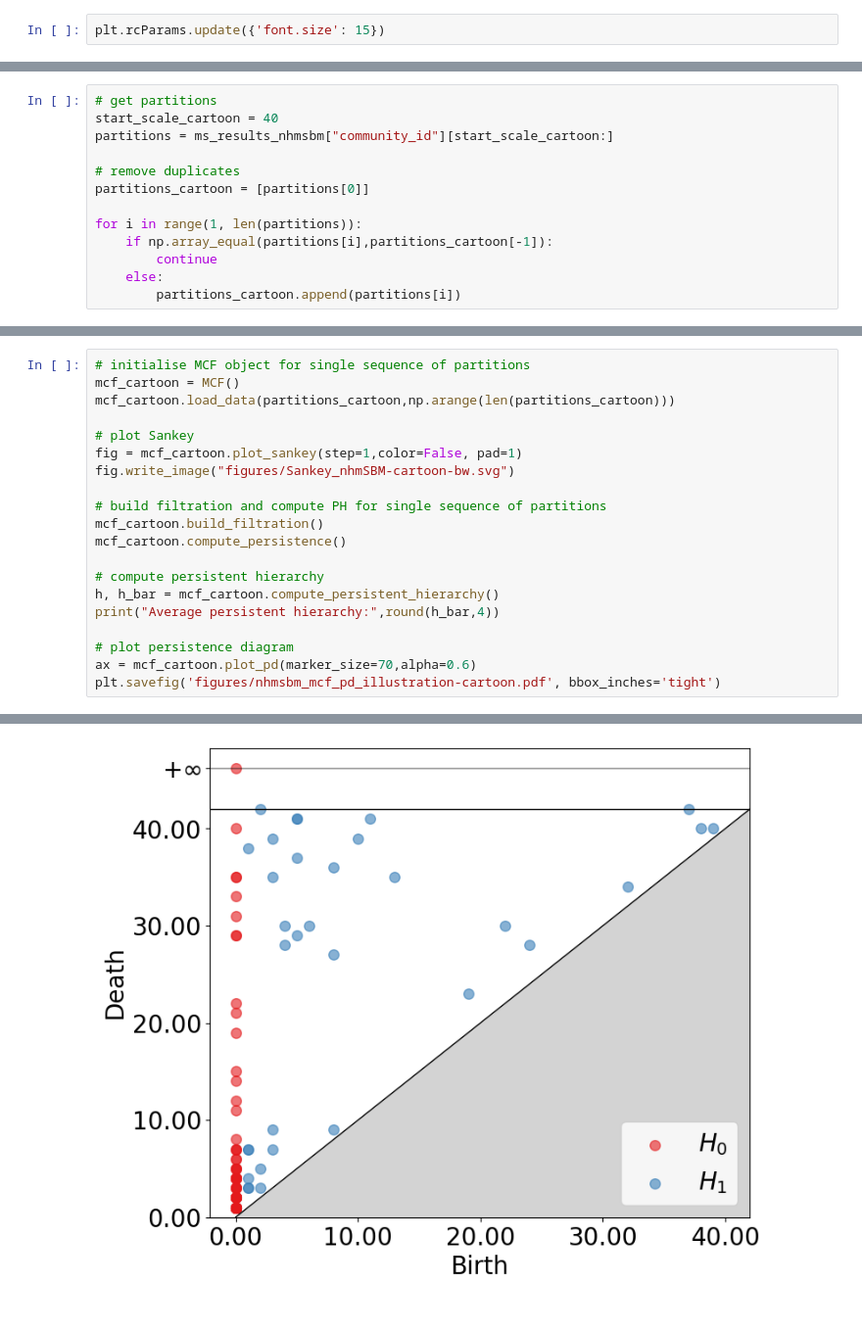
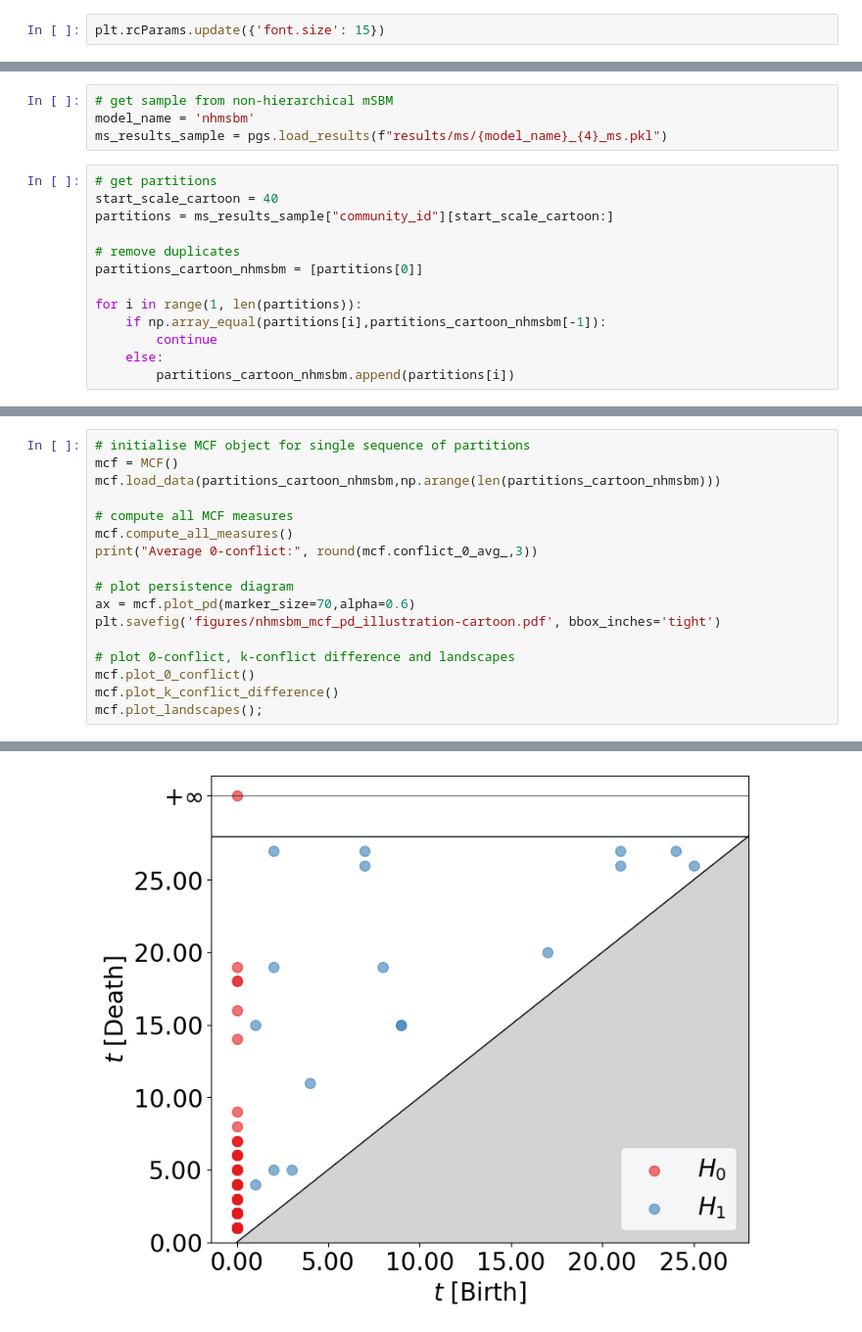
Before and after one commit to barahona-research-group/MCF, a Jupyter notebook: experiments/mcf_cartoon.ipynb, the cells around one changed output, grey strips where cells are left out. Shown at 98% size. Saved outputs shown, nothing was run; the diff lists cells and outputs as text.

Commit message:
implement landscape method

```diff
--- a/experiments/mcf_cartoon.ipynb
+++ b/experiments/mcf_cartoon.ipynb
@@ -125,13 +159,17 @@ plt.show()
+# %%
+# get sample from non-hierarchical mSBM
+model_name = 'nhmsbm'
+ms_results_sample = pgs.load_results(f"results/ms/{model_name}_{4}_ms.pkl")
 # %%
 # get partitions
 start_scale_cartoon = 40
-partitions = ms_results_nhmsbm["community_id"][start_scale_cartoon:]
+partitions = ms_results_sample["community_id"][start_scale_cartoon:]
 
 # remove duplicates
-partitions_cartoon = [partitions[0]]
+partitions_cartoon_nhmsbm = [partitions[0]]
 
 for i in range(1, len(partitions)):
-    if np.array_equal(partitions[i],partitions_cartoon[-1]):
+    if np.array_equal(partitions[i],partitions_cartoon_nhmsbm[-1]):
         continue
     else:
-        partitions_cartoon.append(partitions[i])
+        partitions_cartoon_nhmsbm.append(partitions[i])
@@ -138,21 +195,18 @@ for i in range(1, len(partitions)):
 # %%
 # initialise MCF object for single sequence of partitions
-mcf_cartoon = MCF()
-mcf_cartoon.load_data(partitions_cartoon,np.arange(len(partitions_cartoon)))
+mcf = MCF()
+mcf.load_data(partitions_cartoon_nhmsbm,np.arange(len(partitions_cartoon_nhmsbm)))
 
-# plot Sankey
-fig = mcf_cartoon.plot_sankey(step=1,color=False, pad=1)
-fig.write_image("figures/Sankey_nhmSBM-cartoon-bw.svg")
-
-# build filtration and compute PH for single sequence of partitions
-mcf_cartoon.build_filtration()
-mcf_cartoon.compute_persistence()
-
-# compute persistent hierarchy
-h, h_bar = mcf_cartoon.compute_persistent_hierarchy()
-print("Average persistent hierarchy:",round(h_bar,4))
+# compute all MCF measures
+mcf.compute_all_measures()
+print("Average 0-conflict:", round(mcf.conflict_0_avg_,3))
 
 # plot persistence diagram
-ax = mcf_cartoon.plot_pd(marker_size=70,alpha=0.6)
+ax = mcf.plot_pd(marker_size=70,alpha=0.6)
 plt.savefig('figures/nhmsbm_mcf_pd_illustration-cartoon.pdf', bbox_inches='tight')
+
+# plot 0-conflict, k-conflict difference and landscapes
+mcf.plot_0_conflict()
+mcf.plot_k_conflict_difference()
+mcf.plot_landscapes();
 # %% [output]
@@ -160 +214 @@ Average persistent hierarchy: 0.3401
-[figure, old version]
+[figure, new version]
```
Also changed, not shown: parts of 25 cells of this notebook, 1 other file.
